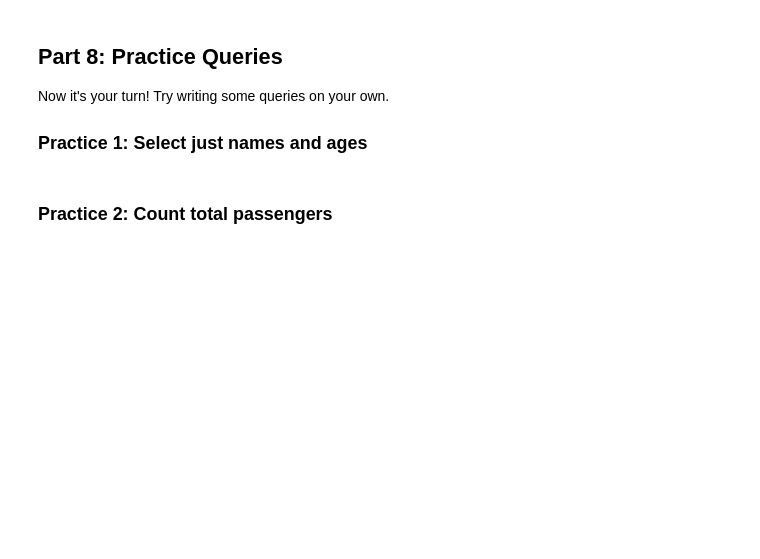
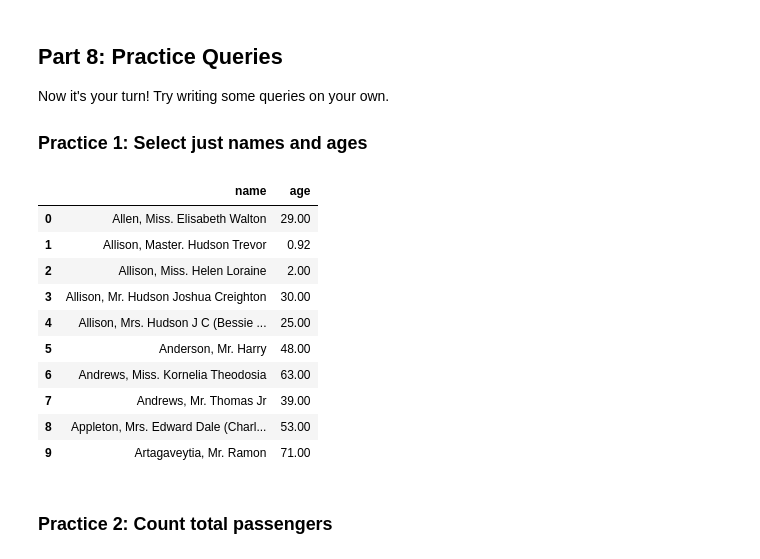
Before and after one commit to Maximilian6741/databaseApplications, a Jupyter notebook: dbApps03/dbApps03_Walkthrough.ipynb, the cells around one changed output. Drawn from its saved outputs; the diff is of its cells as text; code cells hidden in the pictures; blank space fills up the shorter version.

```diff
--- a/dbApps03/dbApps03_Walkthrough.ipynb
+++ b/dbApps03/dbApps03_Walkthrough.ipynb
@@ -356,12 +379,22 @@ Now it's your turn! Try writing some queries on your own.
 # %%
 # TODO: Write a query to select only Name and Age columns
 # Hint: SELECT Name, Age FROM passengers LIMIT 10
 
-query = "SELECT Name, Age FROM passengers"  # <-- Write your query here
-
-# Uncomment the lines below when you're ready to test:
-# result = pd.read_sql(query, conn)
-# display(result)
+query = "SELECT Name, Age FROM passengers LIMIT 10"  # <-- Write your query here
+result = pd.read_sql(query, conn)
+display(result)
+# %% [output]
+|  | name | age |
+| 0 | Allen, Miss. Elisabeth Walton | 29.00 |
+| 1 | Allison, Master. Hudson Trevor | 0.92 |
+| 2 | Allison, Miss. Helen Loraine | 2.00 |
+| 3 | Allison, Mr. Hudson Joshua Creighton | 30.00 |
+| 4 | Allison, Mrs. Hudson J C (Bessie ... | 25.00 |
+| 5 | Anderson, Mr. Harry | 48.00 |
+| 6 | Andrews, Miss. Kornelia Theodosia | 63.00 |
+| 7 | Andrews, Mr. Thomas Jr | 39.00 |
+| 8 | Appleton, Mrs. Edward Dale (Charl... | 53.00 |
+| 9 | Artagaveytia, Mr. Ramon | 71.00 |
 # %% [markdown]
 ### Practice 2: Count total passengers
 # %%
```
Also changed, not shown: parts of 8 cells of this notebook.
